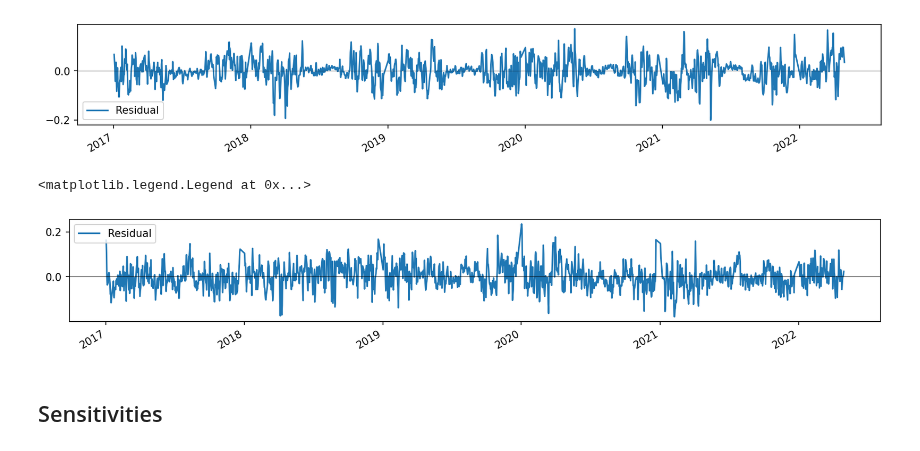
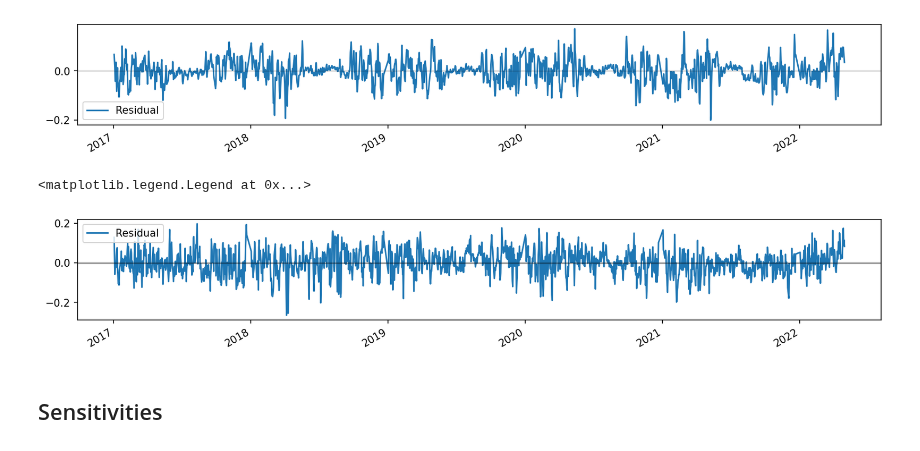
Before and after one commit to oruhnau/energy_demand, a Jupyter notebook: top_down/analysis.ipynb, the cells around one changed output. Cells and saved outputs as stored; diff of their text form; code cells hidden in the pictures.

```diff
--- a/top_down/analysis.ipynb
+++ b/top_down/analysis.ipynb
@@ -63,6 +63,7 @@ dfx = dfx.rename(columns={
 
 dfx['log_slp'] = np.log(dfx['slp'])
 dfx['log_rlm'] = np.log(dfx['rlm'])
+dfx['log_industry'] = np.log(dfx['industry'])
 dfx['power2'] = dfx['power'].apply(lambda x: x**2)
 
 dfx = dfx[
@@ -78,4 +79,10 @@ dfx = dfx[((dfx.index.month!=12)|(dfx.index.day<22))]
 # covid_beginning = "2020-02-01" --> lockdown started on 13 March 2020
 #dfx = dfx[(dfx.index < '2020-03-01')|(dfx.index >= '2021-05-01')]
 # invasion_date = "2022-02-24"
+# %%
+def model(dependent_variable, control_list):
+
+    m = f'{dependent_variable} ~ 1 + time + C(month) + C(weekday) + ' + ' + '.join(control_list)
+    print(m)
+    return smf.ols(m, dfx.loc[fitting_start:]).fit(cov_type='HAC', cov_kwds={'maxlags':6})
 # %%
@@ -158,7 +153,7 @@ def plot_waterfall(ax, results, consumer='rlm', ylabel=''):
     ax.grid(axis='y')
     ax.axhline(0, color='black', linewidth=0.5)
     ax.set_ylabel(ylabel)
-    ax.set_title('Small consumers' if consumer=='slp' else 'Large consumers')
+    ax.set_title('Small consumers' if consumer=='slp' else 'Industrial consumers')
     if log:
         ax.set_ylim(-21, 7)
 
@@ -167,10 +162,8 @@ def plot_waterfall(ax, results, consumer='rlm', ylabel=''):
         labels += ['Economic\nactivity']
     if consumer=='rlm':
         labels += ['Power\nsector']
-    ax.set_xticks(
-        range(len(results)+1),
-        labels + ['Crisis\nresponse']
-    )
+    ax.set_xticks(range(len(results)+1))
+    ax.set_xticklabels((labels + ['Crisis\nresponse']))
 # %%
 def one_dummy(further_controls=False, econ=False):
 
@@ -178,8 +171,8 @@ def one_dummy(further_controls=False, econ=False):
     dfx['crisis'] = dfx.index.map(lambda x: x >= crisis_start)
 
     results = {
-        consumer: model(dummy_list, consumer, further_controls=further_controls, econ=econ)
-        for consumer in ['slp', 'rlm']
+        consumer: all_models(dummy_list, consumer, further_controls=further_controls, econ=econ)
+        for consumer in ['slp', 'industry']
     }
 
     fig, (ax1, ax2) = plt.subplots(1, 2, figsize=(10,4.5), sharey='row', gridspec_kw={'width_ratios': [1,1.4]})
@@ -187,8 +180,8 @@ def one_dummy(further_controls=False, econ=False):
     res = {m: extract_results(dummy_list, value) for m, value in results['slp'].items()}
     ax1 = plot_waterfall(ax1, res, 'slp', 'Estimated change in demand ' + ('(%)' if log else '(TWh/d)'))
 
-    res = {m: extract_results(dummy_list, value) for m, value in results['rlm'].items()}
-    ax2 = plot_waterfall(ax2, res, 'rlm')
+    res = {m: extract_results(dummy_list, value) for m, value in results['industry'].items()}
+    ax2 = plot_waterfall(ax2, res, 'industry')
 
     plt.tight_layout()
 
@@ -279,17 +278,17 @@ plt.legend()
 <matplotlib.legend.Legend at 0x...>
 [figure]
 # %%
-resid = results['rlm']['temp+econ+power'].fittedvalues - dfx['rlm']
+resid = results['industry']['temp+econ'].fittedvalues - dfx['industry']
 
 plt.figure(figsize=(14, 2), dpi=150)
 #results['rlm']['temp+power+econ'].fittedvalues.plot(label='Fitted')
 #dfx['rlm'].plot(label='Observed')
 resid.plot(label='Residual')
 plt.axhline(0, color='black', linewidth=0.5)
 plt.legend(loc='upper left')
 # %% [output]
 <matplotlib.legend.Legend at 0x...>
-[figure, old version]
+[figure, new version]
 # %% [markdown]
 ## Sensitivities
 # %% [markdown]
```
Also changed, not shown: parts of 15 cells of this notebook, 1 other file.
